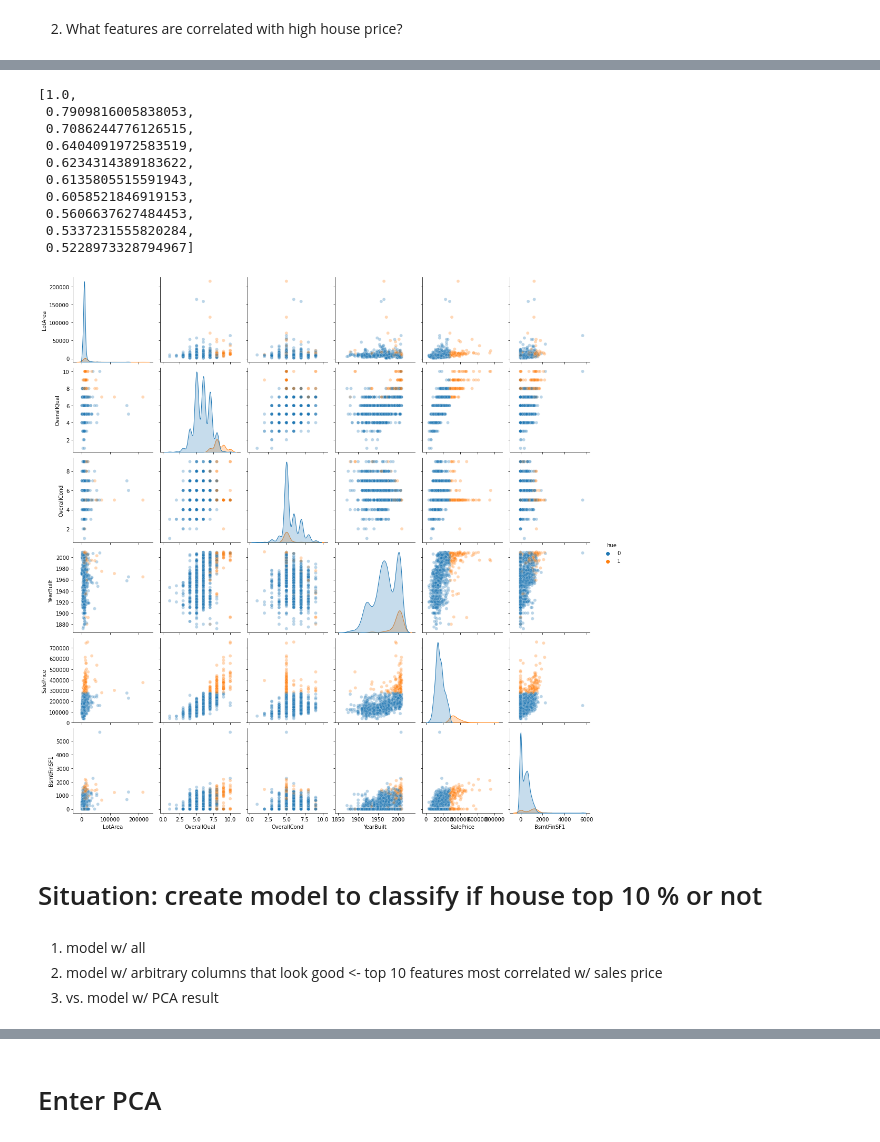
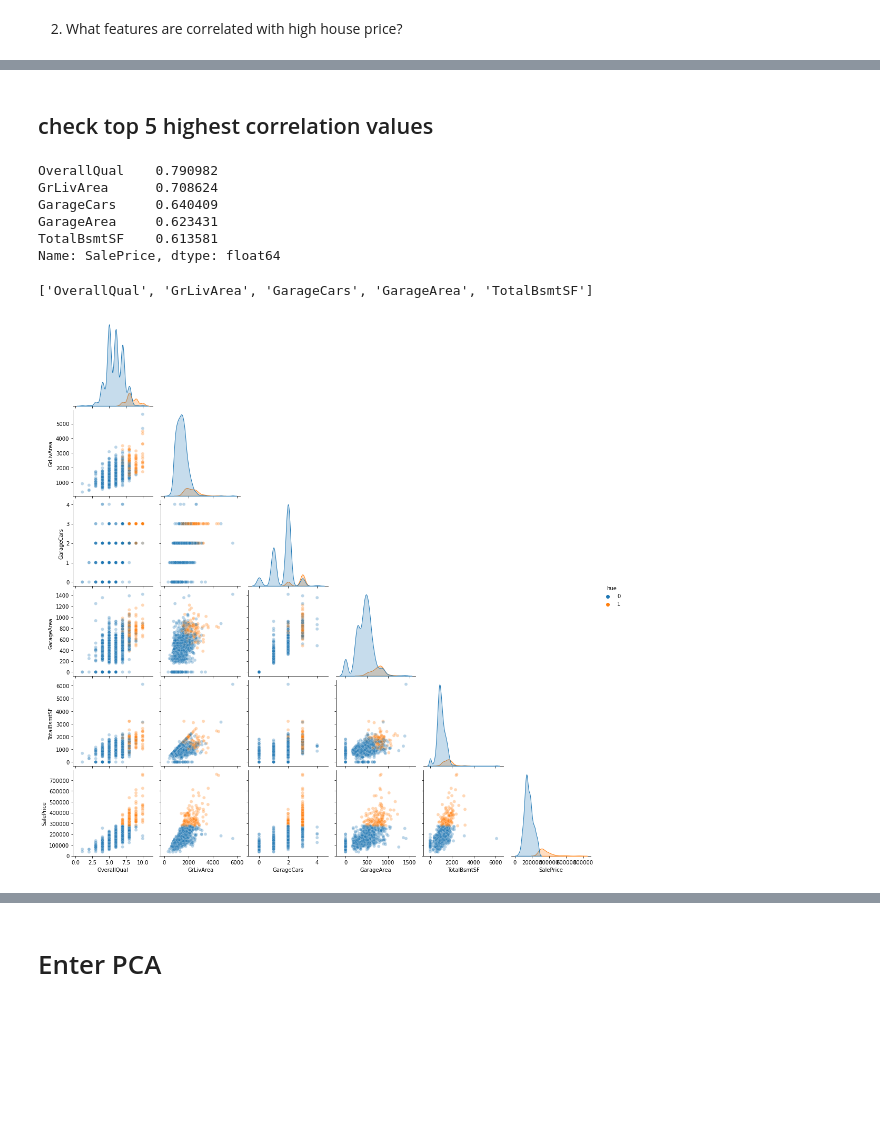
Before and after one commit to carpentries-incubator/high-dimensional-analysis-in-python, a Jupyter notebook: _episodes/high_dimensional_stats_day_1-E2-EDA.ipynb, the cells around one changed output, grey strips where cells are left out. Drawn from its saved outputs; the diff is of its cells as text; code cells hidden in the pictures; blank space fills up the shorter version.

Commit message:
EDA tidy up and modelling

```diff
--- a/_episodes/high_dimensional_stats_day_1-E2-EDA.ipynb
+++ b/_episodes/high_dimensional_stats_day_1-E2-EDA.ipynb
@@ -279,31 +253,31 @@ plt.show()
+# %% [markdown]
+## check top 5 highest correlation values
+# %%
+corr_mat['SalePrice'].sort_values(ascending=False)[1:6]
+# %% [output]
+OverallQual    0.790982
+GrLivArea      0.708624
+GarageCars     0.640409
+GarageArea     0.623431
+TotalBsmtSF    0.613581
+Name: SalePrice, dtype: float64
 # %%
-[x for x in corr_mat['SalePrice'].sort_values(ascending=False)][:10]
+corr_cols = corr_mat['SalePrice'].sort_values(ascending=False)[1:6].index.tolist()
-# %% [output]
-[1.0,
- 0.7909816005838053,
- 0.7086244776126515,
- 0.6404091972583519,
- 0.6234314389183622,
- 0.6135805515591943,
- 0.6058521846919153,
- 0.5606637627484453,
- 0.5337231555820284,
- 0.5228973328794967]
+# %%
+corr_cols
+# %% [output]
+['OverallQual', 'GrLivArea', 'GarageCars', 'GarageArea', 'TotalBsmtSF']
 # %%
 # Plot correlations and histograms of those columns, color with hue. This might take a while.
 import seaborn as sns
 sns.pairplot(
-    df[cols],
+    df[corr_cols + ['hue', 'SalePrice']],
     hue='hue',
     dropna=True,
+    corner=True,
     plot_kws={'alpha': 0.3}
 )
+
 plt.show()
 # %% [output]
-[figure, old version]
+[figure, new version]
-# %% [markdown]
-# Situation: create model to classify if house top 10 % or not
-# %% [markdown]
-1. model w/ all
-2. model w/ arbitrary columns that look good <- top 10 features most correlated w/ sales price
-3. vs. model w/ PCA result
```
Also changed, not shown: parts of 33 cells of this notebook.
